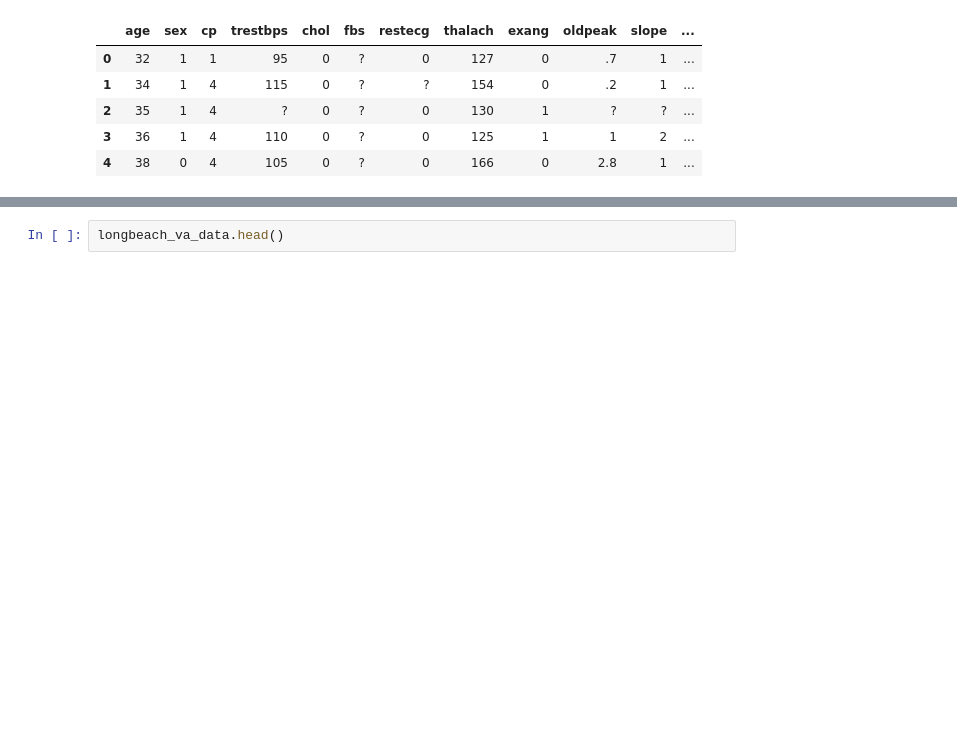
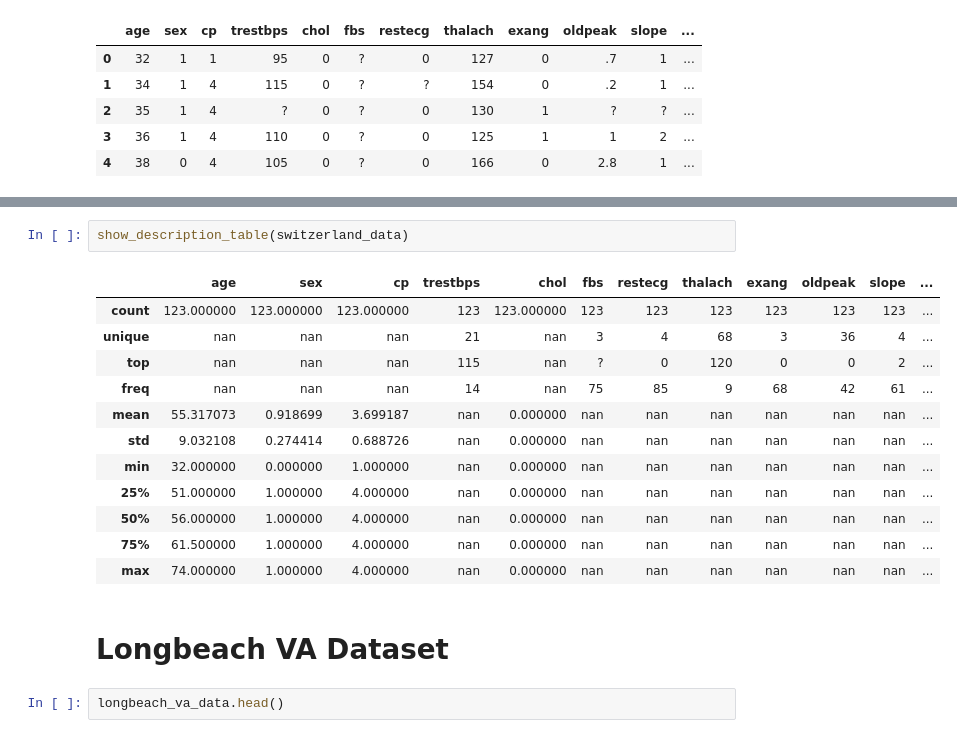
Before and after one commit to darshanz/ML-for-Cardiovascular-Disease-Diagnosis, a Jupyter notebook: notebooks/1. Data Exploration and Missing Value Imputation.ipynb, the cells around one changed output, grey strips where cells are left out. Cells and saved outputs as stored; diff of their text form; blank space fills up the shorter version.

```diff
--- a/notebooks/1. Data Exploration and Missing Value Imputation.ipynb
+++ b/notebooks/1. Data Exploration and Missing Value Imputation.ipynb
@@ -97,3 +234,20 @@ switzerland_data.head()
+# %%
+show_description_table(switzerland_data)
+# %% [output]
+|  | age | sex | cp | trestbps | chol | fbs | restecg | thalach | exang | oldpeak | slope | ... |
+| count | 123.000000 | 123.000000 | 123.000000 | 123 | 123.000000 | 123 | 123 | 123 | 123 | 123 | 123 | ... |
+| unique | nan | nan | nan | 21 | nan | 3 | 4 | 68 | 3 | 36 | 4 | ... |
+| top | nan | nan | nan | 115 | nan | ? | 0 | 120 | 0 | 0 | 2 | ... |
+| freq | nan | nan | nan | 14 | nan | 75 | 85 | 9 | 68 | 42 | 61 | ... |
+| mean | 55.317073 | 0.918699 | 3.699187 | nan | 0.000000 | nan | nan | nan | nan | nan | nan | ... |
+| std | 9.032108 | 0.274414 | 0.688726 | nan | 0.000000 | nan | nan | nan | nan | nan | nan | ... |
+| min | 32.000000 | 0.000000 | 1.000000 | nan | 0.000000 | nan | nan | nan | nan | nan | nan | ... |
+| 25% | 51.000000 | 1.000000 | 4.000000 | nan | 0.000000 | nan | nan | nan | nan | nan | nan | ... |
+| 50% | 56.000000 | 1.000000 | 4.000000 | nan | 0.000000 | nan | nan | nan | nan | nan | nan | ... |
+| 75% | 61.500000 | 1.000000 | 4.000000 | nan | 0.000000 | nan | nan | nan | nan | nan | nan | ... |
+| max | 74.000000 | 1.000000 | 4.000000 | nan | 0.000000 | nan | nan | nan | nan | nan | nan | ... |
+# %% [markdown]
+# Longbeach VA Dataset
 # %%
 longbeach_va_data.head()
 # %% [output]
```
Also changed, not shown: parts of 11 cells of this notebook.
